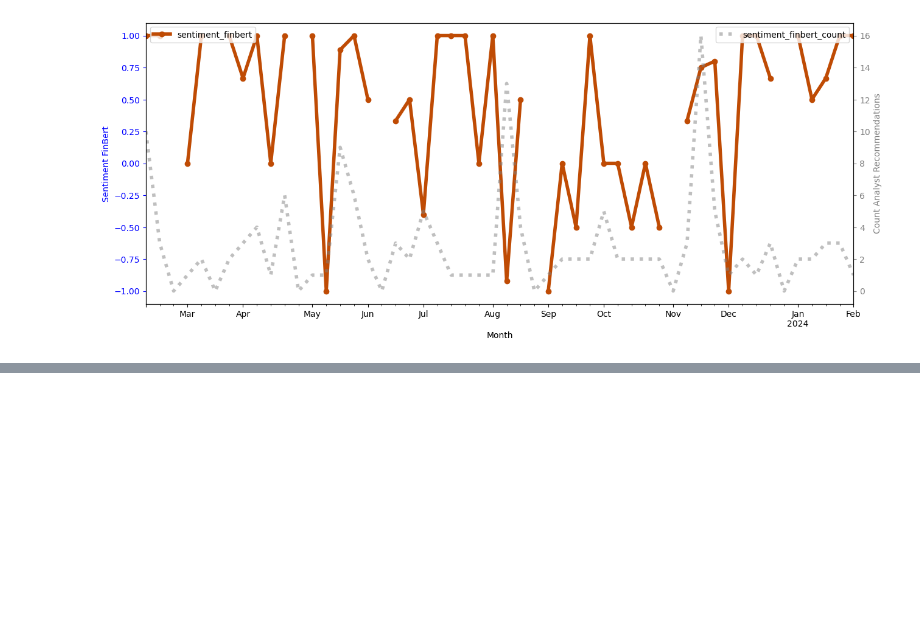
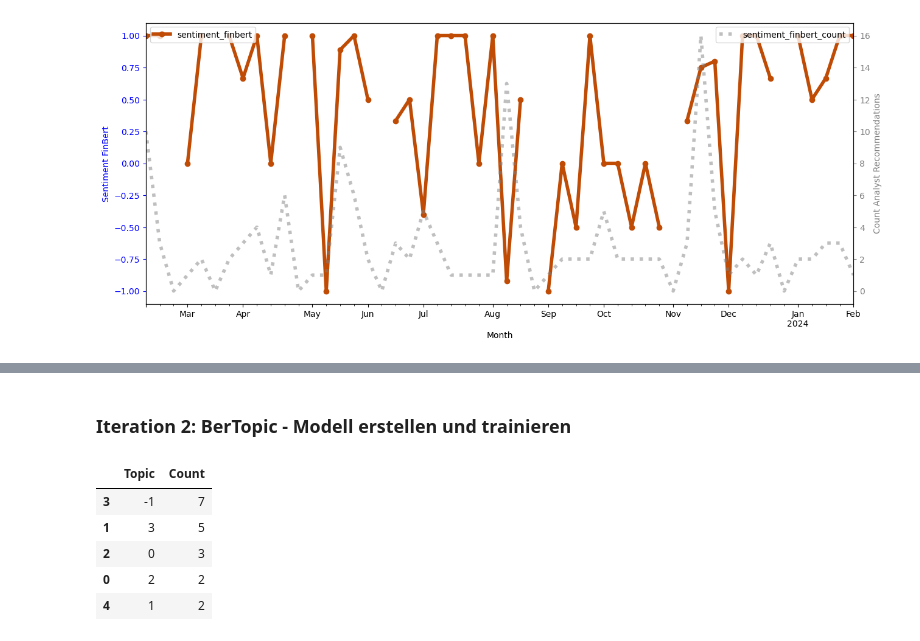
Before and after one commit to GitHappensI/NLP-Analyst-Recommendation-Project, a Jupyter notebook: Sentimentanalyse.ipynb, the cells around one changed output, grey strips where cells are left out. Drawn from its saved outputs; the diff is of its cells as text; code cells hidden in the pictures; blank space fills up the shorter version.

```diff
--- a/Sentimentanalyse.ipynb
+++ b/Sentimentanalyse.ipynb
@@ -242,0 +385,7 @@ ax2.legend(loc='upper right')
+# %%
+# Entfernen der Stopwörter aus dem Text
+recommendations_after_agm_2 = []
+
+for text in recommendations_after_agm:
+    cleaned = remove_stopwords_custom(text)
+    recommendations_after_agm_2.append(cleaned)
@@ -242,0 +412,17 @@ ax2.legend(loc='upper right')
+# %% [markdown]
+### Iteration 2: BerTopic - Modell erstellen und trainieren
+# %%
+model_2 = BERTopic(language="german", nr_topics=5, min_topic_size=2)
+# %%
+topics, probs = model_2.fit_transform(recommendations_after_agm_2)
+# %%
+model_2.update_topics(recommendations_after_agm_2, topics, n_gram_range=(1,2))
+# %%
+model_2.get_topic_freq().head()
+# %% [output]
+|  | Topic | Count |
+| 3 | -1 | 7 |
+| 1 | 3 | 5 |
+| 2 | 0 | 3 |
+| 0 | 2 | 2 |
+| 4 | 1 | 2 |
```
Also changed, not shown: parts of 32 cells of this notebook, 3 other files.
